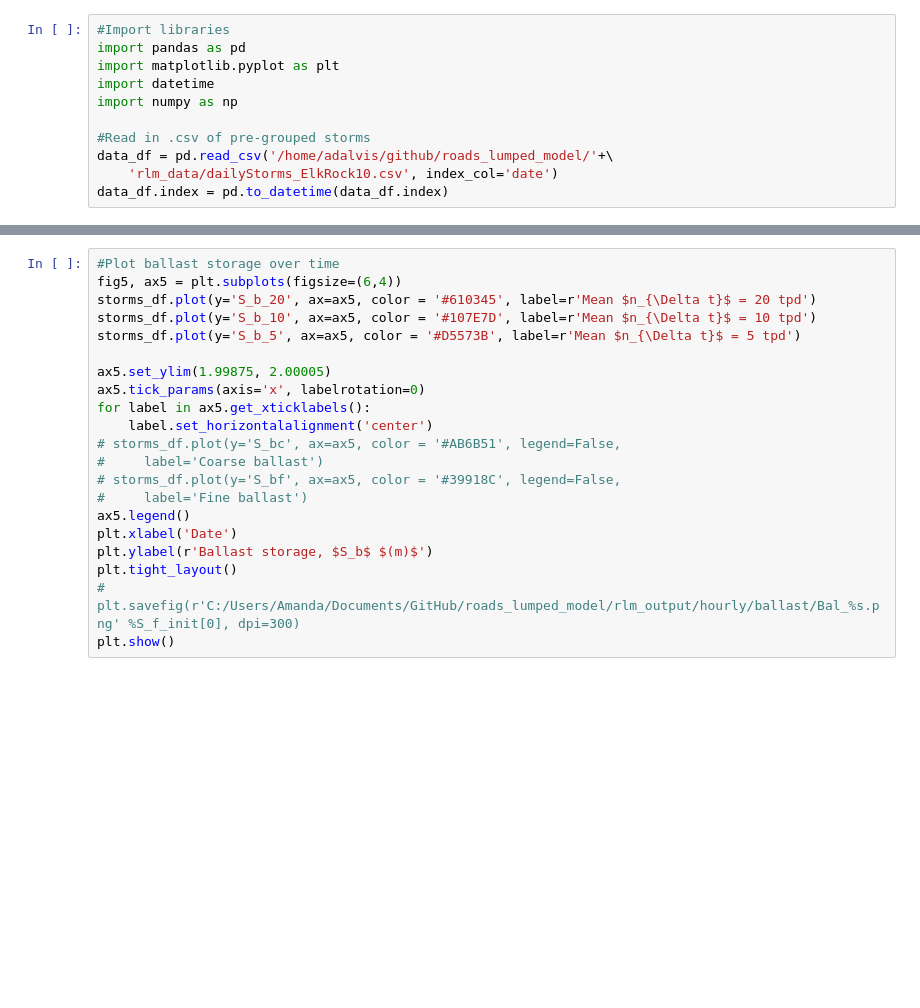
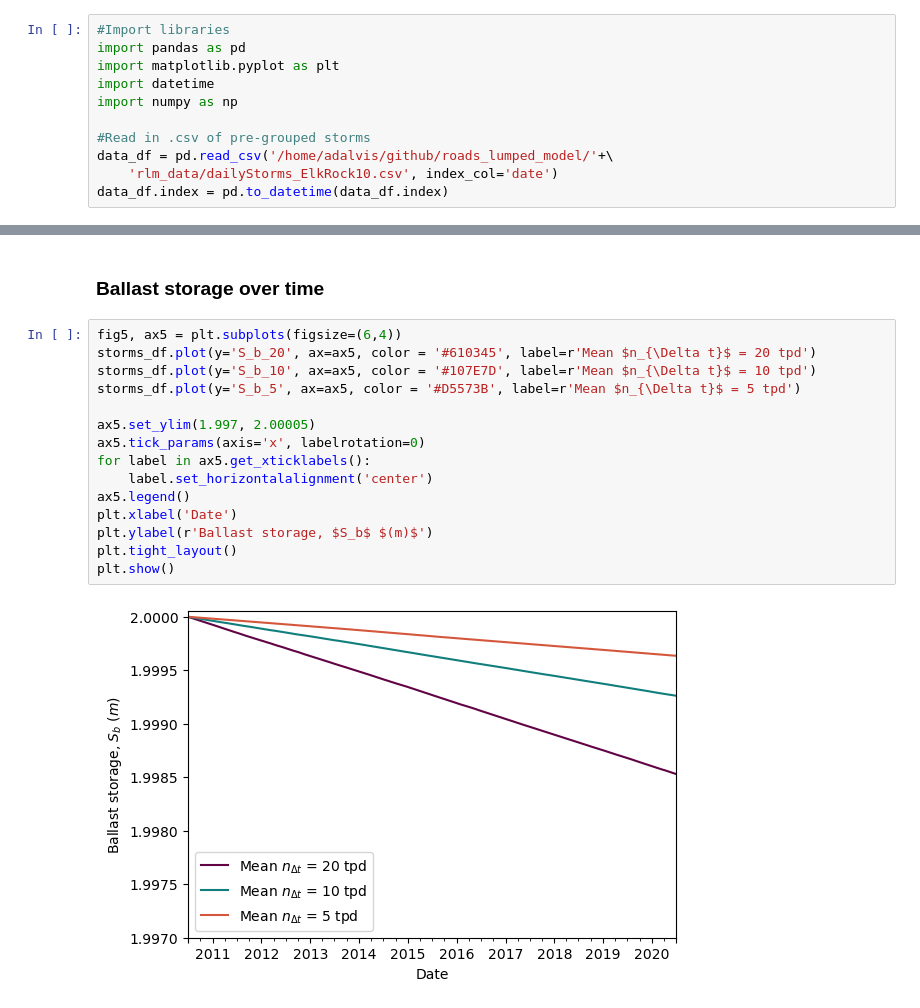
Before and after one commit to adalvis/roads_lumped_model, a Jupyter notebook: rlm_model_runs/rlm_tutorial.ipynb, the cells around one changed output, grey strips where cells are left out. Saved outputs shown, nothing was run; the diff lists cells and outputs as text; blank space fills up the shorter version.

```diff
--- a/rlm_model_runs/rlm_tutorial.ipynb
+++ b/rlm_model_runs/rlm_tutorial.ipynb
@@ -467,21 +504,19 @@ plt.show()
+# %% [markdown]
+### Ballast storage over time
 # %%
-#Plot ballast storage over time
 fig5, ax5 = plt.subplots(figsize=(6,4))
 storms_df.plot(y='S_b_20', ax=ax5, color = '#610345', label=r'Mean $n_{\Delta t}$ = 20 tpd')
 storms_df.plot(y='S_b_10', ax=ax5, color = '#107E7D', label=r'Mean $n_{\Delta t}$ = 10 tpd')
 storms_df.plot(y='S_b_5', ax=ax5, color = '#D5573B', label=r'Mean $n_{\Delta t}$ = 5 tpd')
 
-ax5.set_ylim(1.99875, 2.00005)
+ax5.set_ylim(1.997, 2.00005)
 ax5.tick_params(axis='x', labelrotation=0)
 for label in ax5.get_xticklabels():
     label.set_horizontalalignment('center')
-# storms_df.plot(y='S_bc', ax=ax5, color = '#AB6B51', legend=False,
-#     label='Coarse ballast')
-# storms_df.plot(y='S_bf', ax=ax5, color = '#39918C', legend=False,
-#     label='Fine ballast')
 ax5.legend()
 plt.xlabel('Date')
 plt.ylabel(r'Ballast storage, $S_b$ $(m)$')
 plt.tight_layout()
-# plt.savefig(r'C:/Users/Amanda/Documents/GitHub/roads_lumped_model/rlm_output/hourly/ballast/Bal_%s.png' %S_f_init[0], dpi=300)
 plt.show()
+# %% [output]
+[figure, added]
```
Also changed, not shown: parts of 34 cells of this notebook.
